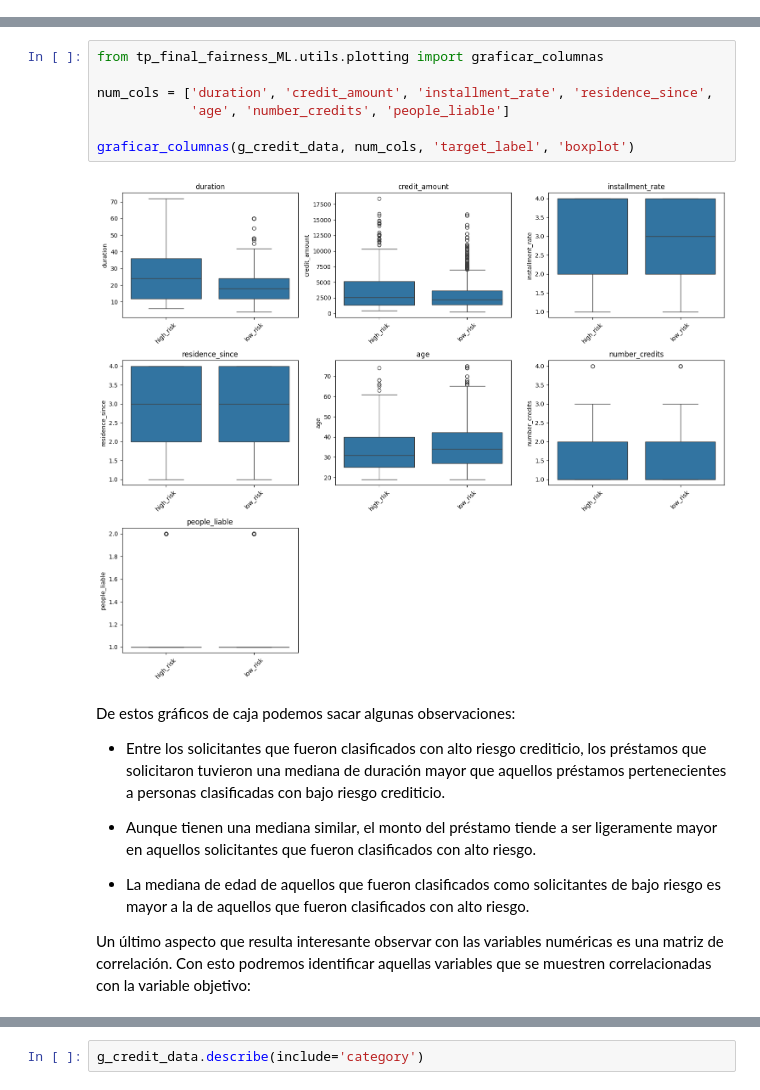
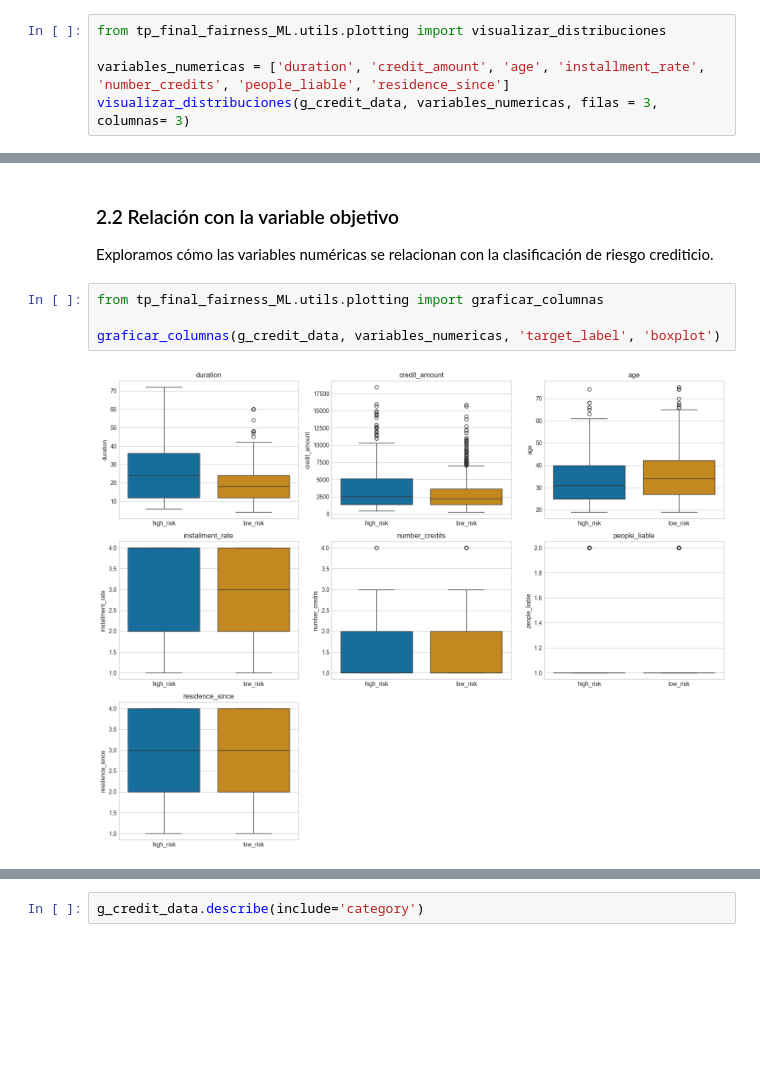
Before and after one commit to Gerardo1909/tpfinal_equidad, a Jupyter notebook: tp_final_fairness_ML/notebooks/02_EDA.ipynb, the cells around one changed output, grey strips where cells are left out. Saved outputs shown, nothing was run; the diff lists cells and outputs as text; blank space fills up the shorter version.

Commit message:
Refactorizando codigo y comentarios en notebooks. Adicion de archivo para trackear objetivos. Documentacion del modulo utils.

```diff
--- a/tp_final_fairness_ML/notebooks/02_EDA.ipynb
+++ b/tp_final_fairness_ML/notebooks/02_EDA.ipynb
@@ -41,0 +91,5 @@ Ahora pasaremos a ver gráficos de caja que nos ayuden a ver como se distribuyen
+# %%
+from tp_final_fairness_ML.utils.plotting import visualizar_distribuciones
+
+variables_numericas = ['duration', 'credit_amount', 'age', 'installment_rate', 'number_credits', 'people_liable', 'residence_since']
+visualizar_distribuciones(g_credit_data, variables_numericas, filas = 3, columnas= 3)
@@ -42,19 +106,10 @@ Ahora pasaremos a ver gráficos de caja que nos ayuden a ver como se distribuyen
+# %% [markdown]
+### 2.2 Relación con la variable objetivo
+
+Exploramos cómo las variables numéricas se relacionan con la clasificación de riesgo crediticio.
 # %%
 from tp_final_fairness_ML.utils.plotting import graficar_columnas
 
-num_cols = ['duration', 'credit_amount', 'installment_rate', 'residence_since',
-            'age', 'number_credits', 'people_liable']
-
-graficar_columnas(g_credit_data, num_cols, 'target_label', 'boxplot')
+graficar_columnas(g_credit_data, variables_numericas, 'target_label', 'boxplot')
 # %% [output]
-[figure, old version]
+[figure, new version]
-# %% [markdown]
-De estos gráficos de caja podemos sacar algunas observaciones:
-
-* Entre los solicitantes que fueron clasificados con alto riesgo crediticio, los préstamos que solicitaron tuvieron una mediana de duración mayor que aquellos préstamos pertenecientes a personas clasificadas con bajo riesgo crediticio.
-
-* Aunque tienen una mediana similar, el monto del préstamo tiende a ser ligeramente mayor en aquellos solicitantes que fueron clasificados con alto riesgo.
-
-* La mediana de edad de aquellos que fueron clasificados como solicitantes de bajo riesgo es mayor a la de aquellos que fueron clasificados con alto riesgo.
-
-Un último aspecto que resulta interesante observar con las variables numéricas es una matriz de correlación. Con esto podremos identificar aquellas variables que se muestren correlacionadas con la variable objetivo:
```
Also changed, not shown: parts of 43 cells of this notebook, 9 other files.
